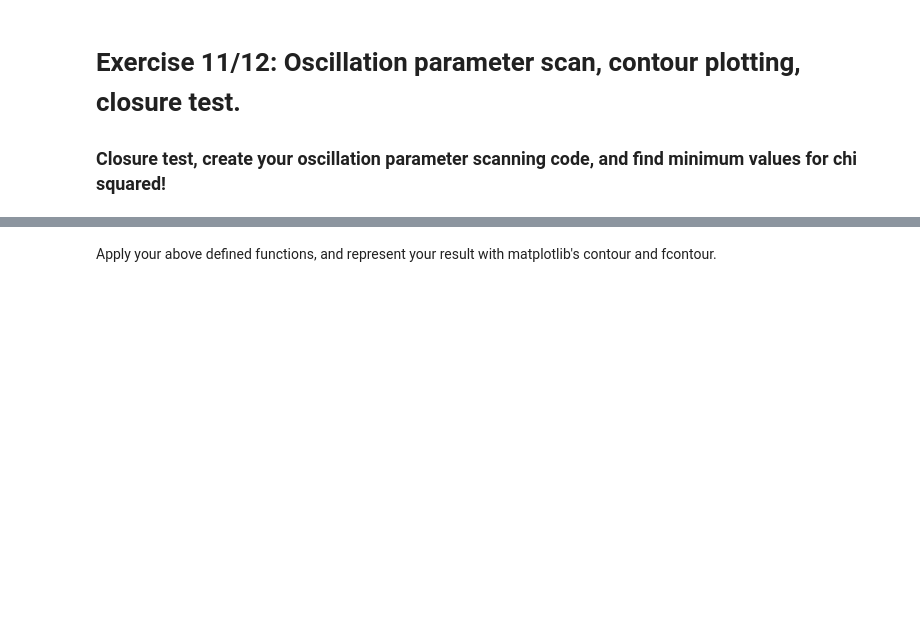
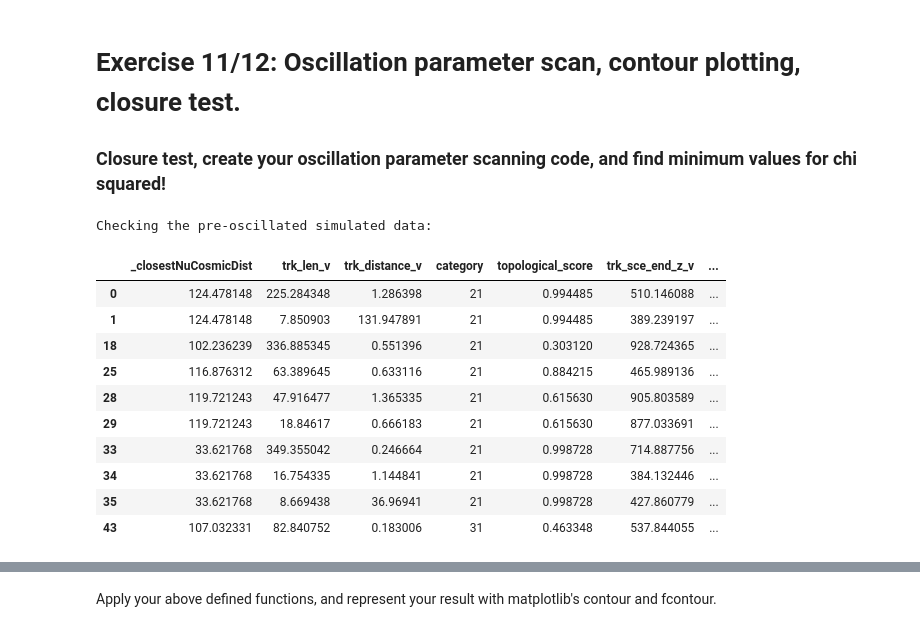
Before and after one commit to VadanKhan/particle-ml-project, a Jupyter notebook: particle_ml_project/MainAnalysis_template.ipynb, the cells around one changed output, grey strips where cells are left out. Saved outputs shown, nothing was run; the diff lists cells and outputs as text; code cells hidden in the pictures; blank space fills up the shorter version.

```diff
--- a/particle_ml_project/MainAnalysis_template.ipynb
+++ b/particle_ml_project/MainAnalysis_template.ipynb
@@ -591,5 +632,31 @@ def chi_squared_histogram(bin_heights_exp: np.array, bin_heights_pred: np.array,
 ### Closure test, create your oscillation parameter scanning code, and find minimum values for chi squared!
 # %%
 # Selection cuts on oscillated data
+# Oscillated Data
+oscillated_file = './data/oscillated_data.pkl'
+
+# Open file as pandas dataframe
+MC_OSCILLATED = pd.read_pickle(oscillated_file)
+
+# apply selection cuts
+MC_OSCILLATED = Selections(MC_OSCILLATED)
+
+
+# Display the top 10 rows of the DataFrame
+print("Checking the pre-oscillated simulated data:")
+display(MC_OSCILLATED.head(10))
+# %% [output]
+Checking the pre-oscillated simulated data:
+|  | _closestNuCosmicDist | trk_len_v | trk_distance_v | category | topological_score | trk_sce_end_z_v | ... |
+| 0 | 124.478148 | 225.284348 | 1.286398 | 21 | 0.994485 | 510.146088 | ... |
+| 1 | 124.478148 | 7.850903 | 131.947891 | 21 | 0.994485 | 389.239197 | ... |
+| 18 | 102.236239 | 336.885345 | 0.551396 | 21 | 0.303120 | 928.724365 | ... |
+| 25 | 116.876312 | 63.389645 | 0.633116 | 21 | 0.884215 | 465.989136 | ... |
+| 28 | 119.721243 | 47.916477 | 1.365335 | 21 | 0.615630 | 905.803589 | ... |
+| 29 | 119.721243 | 18.84617 | 0.666183 | 21 | 0.615630 | 877.033691 | ... |
+| 33 | 33.621768 | 349.355042 | 0.246664 | 21 | 0.998728 | 714.887756 | ... |
+| 34 | 33.621768 | 16.754335 | 1.144841 | 21 | 0.998728 | 384.132446 | ... |
+| 35 | 33.621768 | 8.669438 | 36.96941 | 21 | 0.998728 | 427.860779 | ... |
+| 43 | 107.032331 | 82.840752 | 0.183006 | 31 | 0.463348 | 537.844055 | ... |
 # %%
 # Function that oscillates and calculates chi squared for set delM21 and sin^2(2theta)
```
Also changed, not shown: parts of 5 cells of this notebook.
